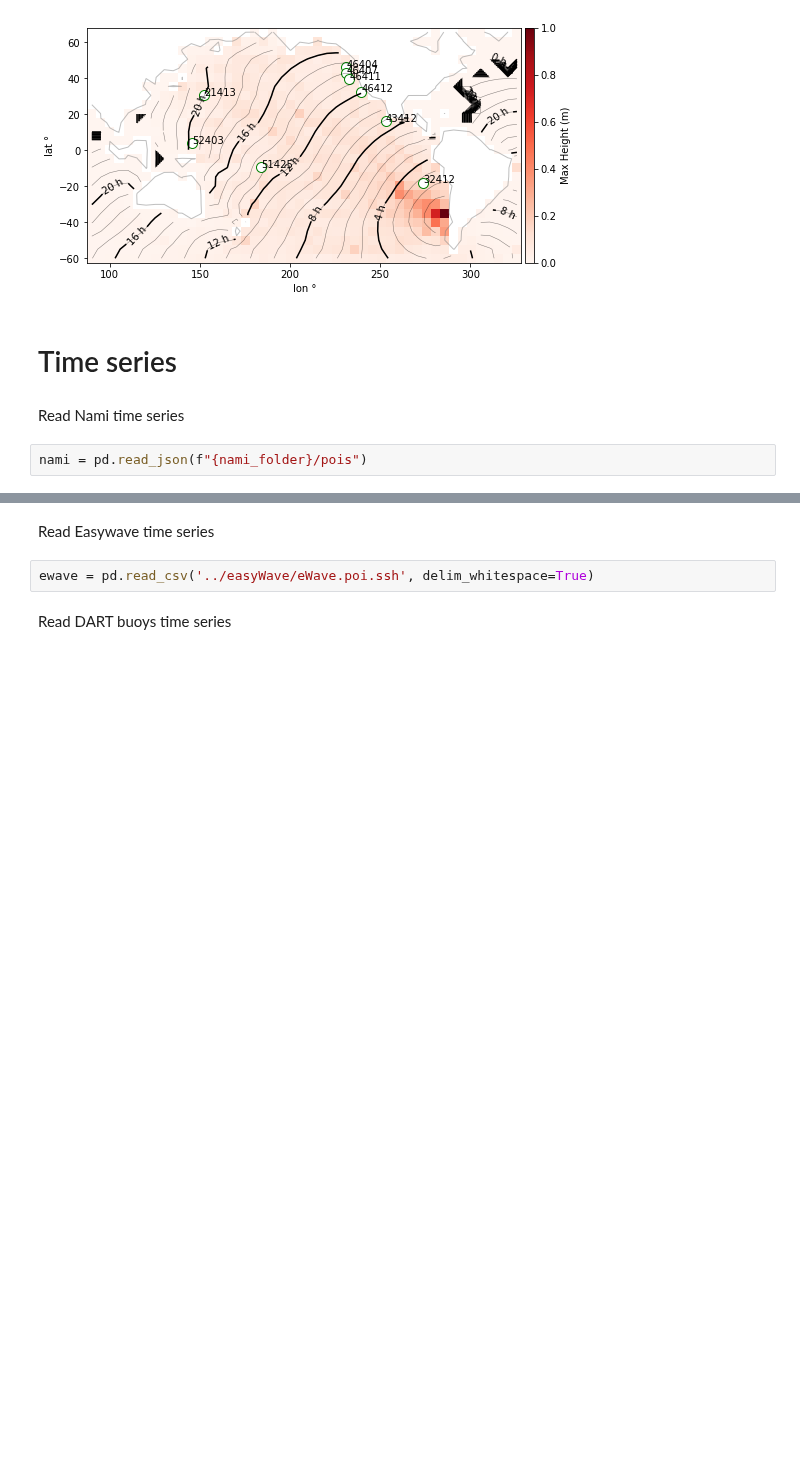
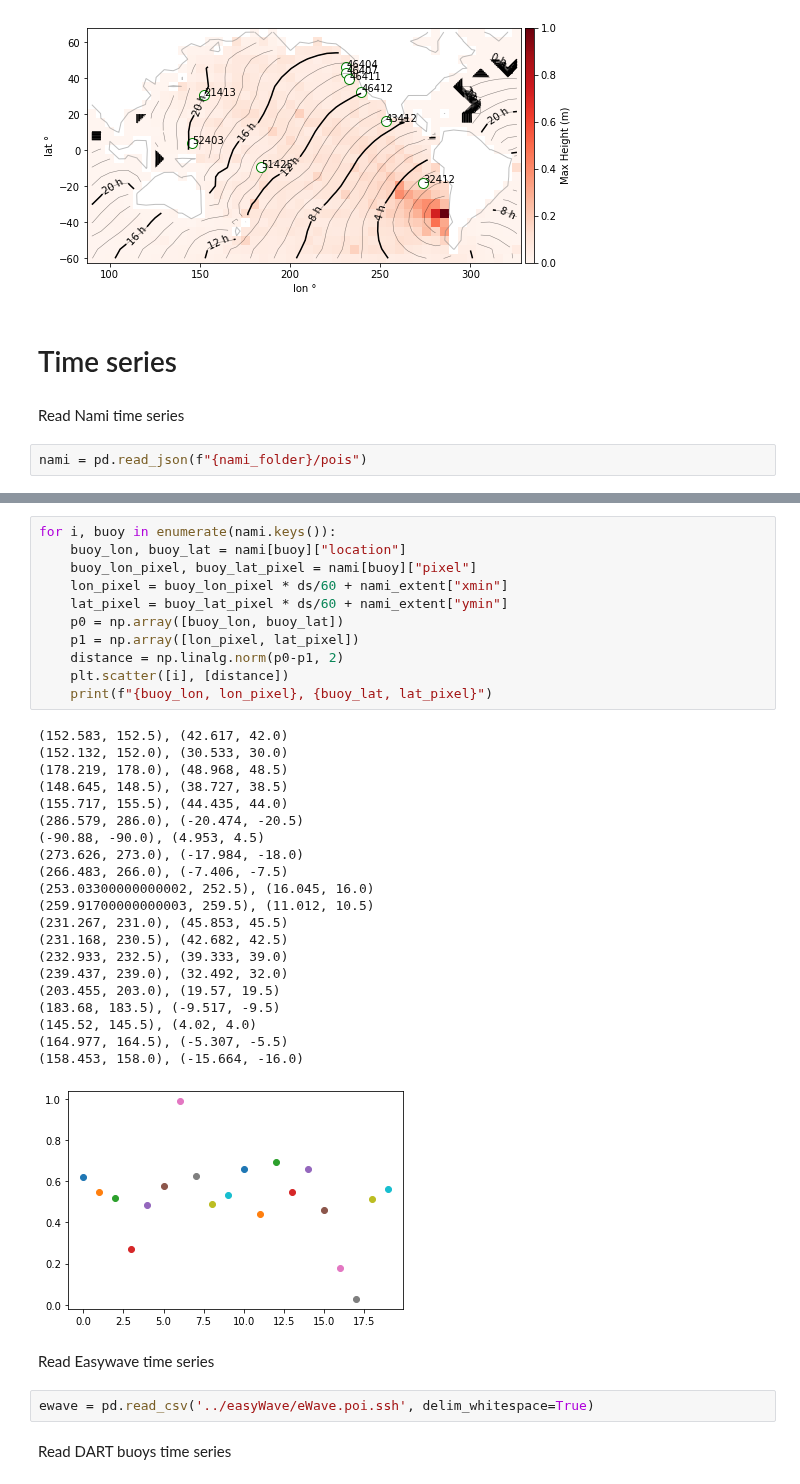
Before and after one commit to jgalazm/comp-geo-paper-figures, a Jupyter notebook: 03_biobio2010/comparison/finalPlots.ipynb, the cells around one changed output, grey strips where cells are left out. Saved outputs shown, nothing was run; the diff lists cells and outputs as text; blank space fills up the shorter version.

```diff
--- a/03_biobio2010/comparison/finalPlots.ipynb
+++ b/03_biobio2010/comparison/finalPlots.ipynb
@@ -179,3 +186,36 @@ nami = pd.read_json(f"{nami_folder}/pois")
+# %%
+for i, buoy in enumerate(nami.keys()):
+    buoy_lon, buoy_lat = nami[buoy]["location"]
+    buoy_lon_pixel, buoy_lat_pixel = nami[buoy]["pixel"]
+    lon_pixel = buoy_lon_pixel * ds/60 + nami_extent["xmin"]
+    lat_pixel = buoy_lat_pixel * ds/60 + nami_extent["ymin"]
+    p0 = np.array([buoy_lon, buoy_lat])
+    p1 = np.array([lon_pixel, lat_pixel])
+    distance = np.linalg.norm(p0-p1, 2)
+    plt.scatter([i], [distance])
+    print(f"{buoy_lon, lon_pixel}, {buoy_lat, lat_pixel}")
+# %% [output]
+(152.583, 152.5), (42.617, 42.0)
+(152.132, 152.0), (30.533, 30.0)
+(178.219, 178.0), (48.968, 48.5)
+(148.645, 148.5), (38.727, 38.5)
+(155.717, 155.5), (44.435, 44.0)
+(286.579, 286.0), (-20.474, -20.5)
+(-90.88, -90.0), (4.953, 4.5)
+(273.626, 273.0), (-17.984, -18.0)
+(266.483, 266.0), (-7.406, -7.5)
+(253.03300000000002, 252.5), (16.045, 16.0)
+(259.91700000000003, 259.5), (11.012, 10.5)
+(231.267, 231.0), (45.853, 45.5)
+(231.168, 230.5), (42.682, 42.5)
+(232.933, 232.5), (39.333, 39.0)
+(239.437, 239.0), (32.492, 32.0)
+(203.455, 203.0), (19.57, 19.5)
+(183.68, 183.5), (-9.517, -9.5)
+(145.52, 145.5), (4.02, 4.0)
+(164.977, 164.5), (-5.307, -5.5)
+(158.453, 158.0), (-15.664, -16.0)
+[figure, added]
 # %% [markdown]
 Read Easywave time series
 # %%
```
Also changed, not shown: parts of 6 cells of this notebook, 1 other file.
